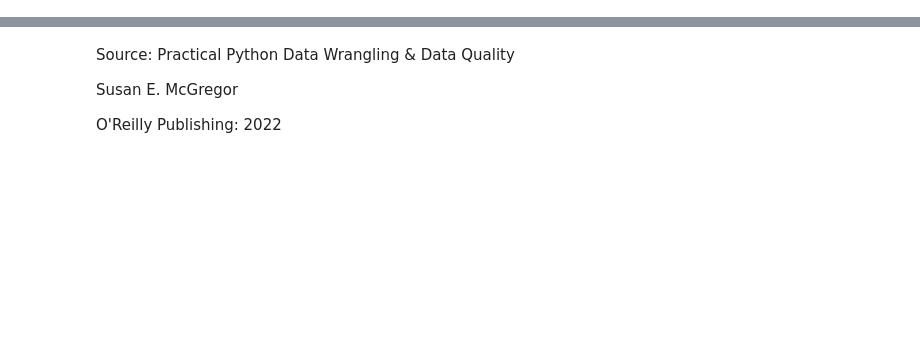
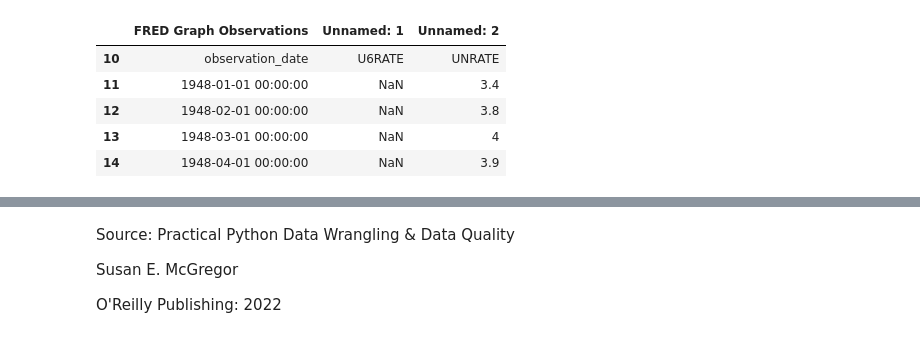
Before and after one commit to brittabeta/Data-Engineering-Duke, a Jupyter notebook: Real_World_Data_Wrangling_Understanding_Unemployment.ipynb, the cells around one changed output, grey strips where cells are left out. Saved outputs shown, nothing was run; the diff lists cells and outputs as text; code cells hidden in the pictures; blank space fills up the shorter version.

```diff
--- a/Real_World_Data_Wrangling_Understanding_Unemployment.ipynb
+++ b/Real_World_Data_Wrangling_Understanding_Unemployment.ipynb
@@ -35,0 +135,11 @@ Note: There is even more than just headers and data, the file also includes addi
+# %%
+# we only want row 10 and greater
+df = df.iloc[10:,:]
+df.head()
+# %% [output]
+|  | FRED Graph Observations | Unnamed: 1 | Unnamed: 2 |
+| 10 | observation_date | U6RATE | UNRATE |
+| 11 | 1948-01-01 00:00:00 | NaN | 3.4 |
+| 12 | 1948-02-01 00:00:00 | NaN | 3.8 |
+| 13 | 1948-03-01 00:00:00 | NaN | 4 |
+| 14 | 1948-04-01 00:00:00 | NaN | 3.9 |
```
Also changed, not shown: parts of 19 cells of this notebook.
